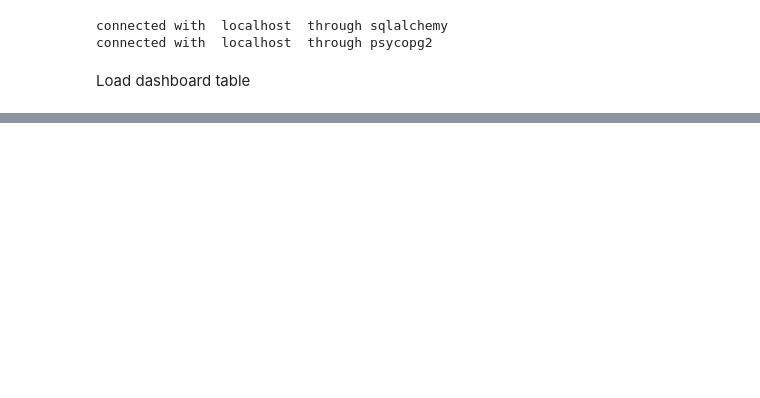
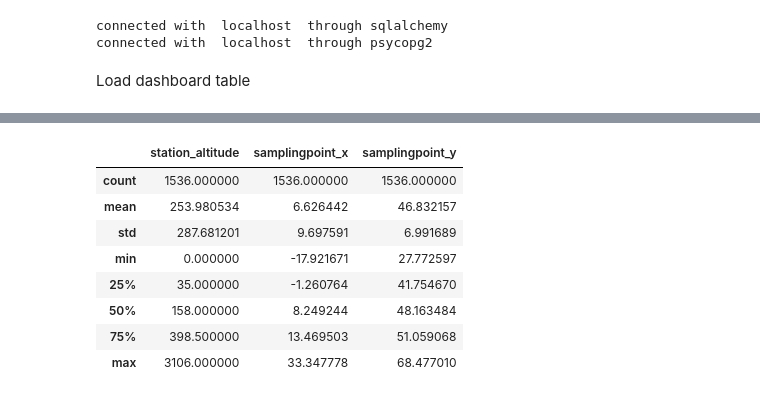
Before and after one commit to carls31/software-engineering-for-geoinformatics-assignment, a Jupyter notebook: se4g_JupyterDash_demo -Angix.ipynb, the cells around one changed output, grey strips where cells are left out. Cells and saved outputs as stored; diff of their text form; code cells hidden in the pictures; blank space fills up the shorter version.

```diff
--- a/se4g_JupyterDash_demo -Angix.ipynb
+++ b/se4g_JupyterDash_demo -Angix.ipynb
@@ -74,3 +96,15 @@ df_station.head()
+# %%
+df_station.describe()
+# %% [output]
+|  | station_altitude | samplingpoint_x | samplingpoint_y |
+| count | 1536.000000 | 1536.000000 | 1536.000000 |
+| mean | 253.980534 | 6.626442 | 46.832157 |
+| std | 287.681201 | 9.697591 | 6.991689 |
+| min | 0.000000 | -17.921671 | 27.772597 |
+| 25% | 35.000000 | -1.260764 | 41.754670 |
+| 50% | 158.000000 | 8.249244 | 48.163484 |
+| 75% | 398.500000 | 13.469503 | 51.059068 |
+| max | 3106.000000 | 33.347778 | 68.477010 |
 # %%
 # Dropdown widgets for country and pollutant selection
 country_dropdown = widgets.Dropdown(
```
Also changed, not shown: parts of 24 cells of this notebook.
